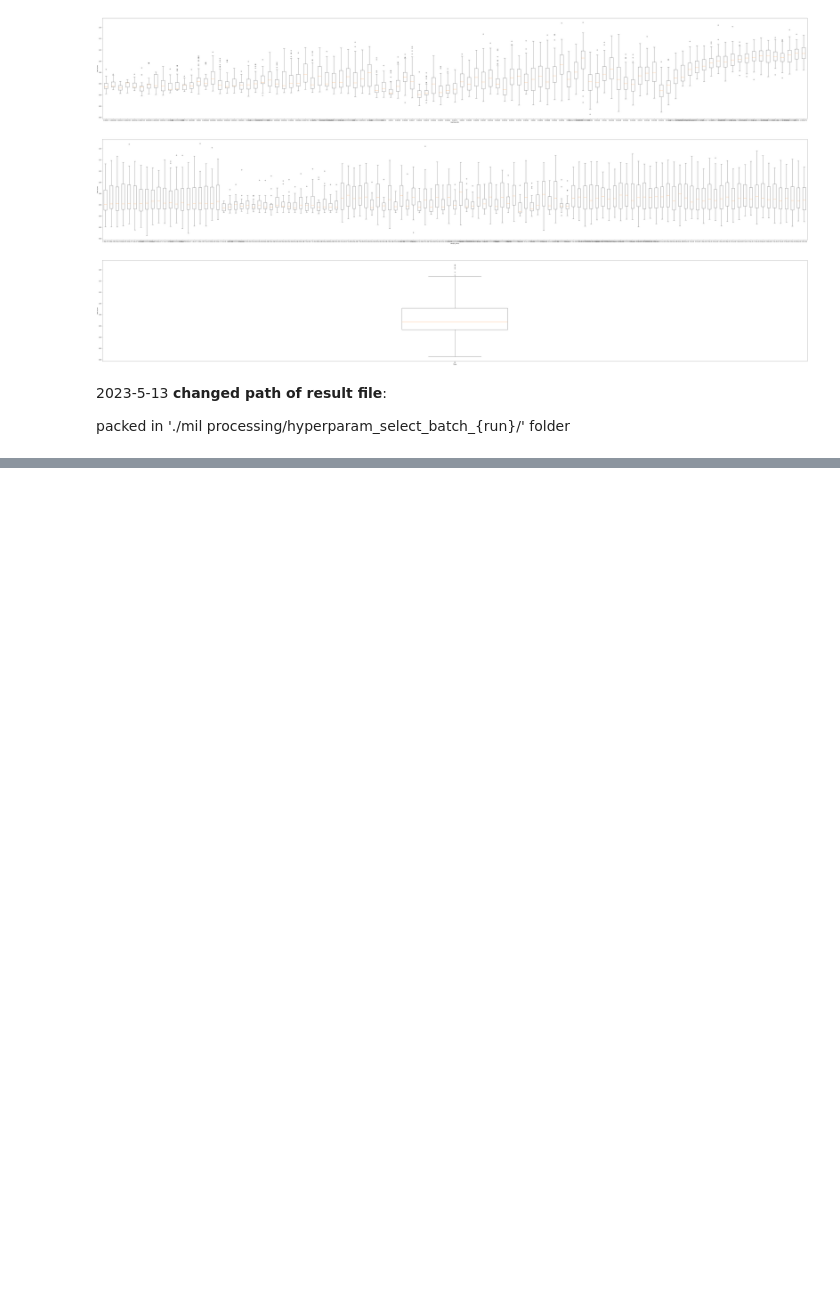
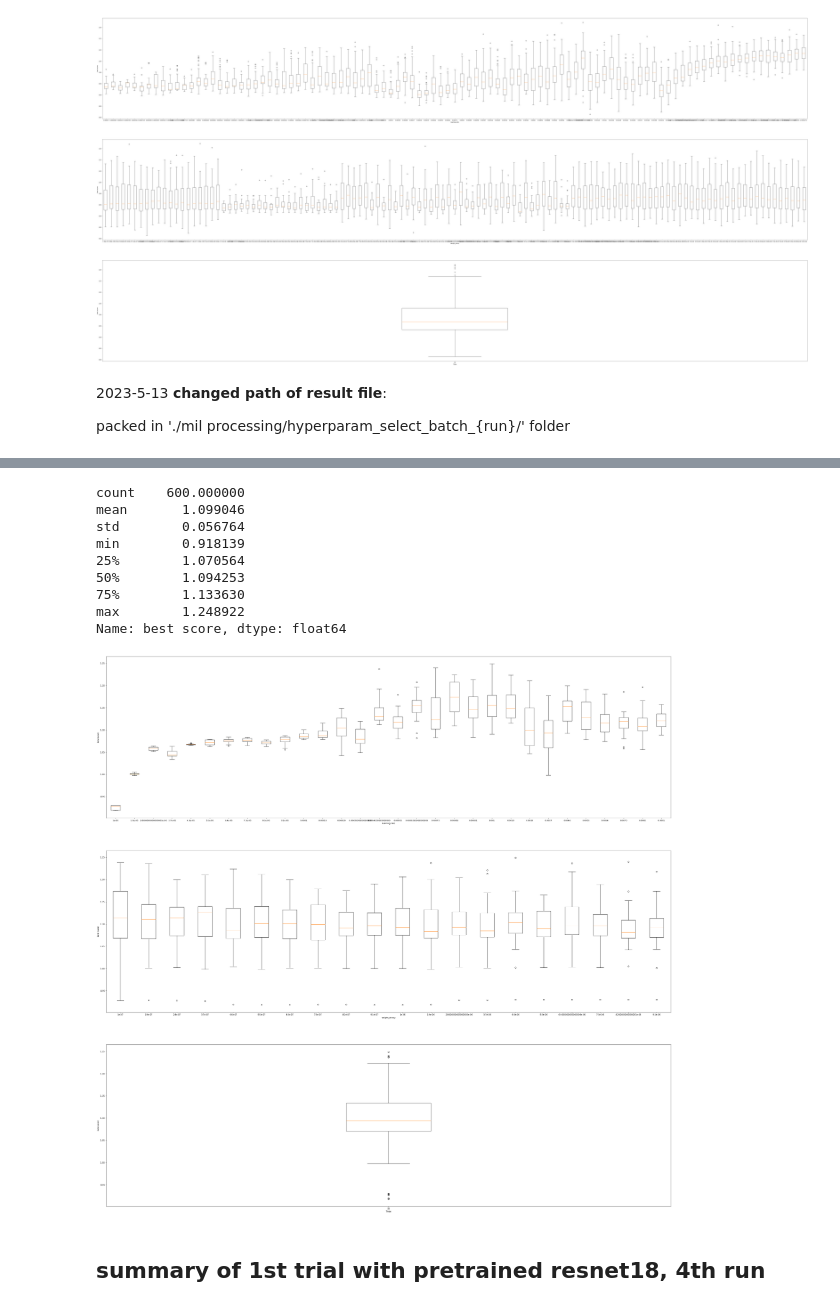
Before and after one commit to wangyh97/patho_AI, a Jupyter notebook: processing/stats_hyperparam_selection.ipynb, the cells around one changed output, grey strips where cells are left out. Drawn from its saved outputs; the diff is of its cells as text; code cells hidden in the pictures; blank space fills up the shorter version.

```diff
--- a/processing/stats_hyperparam_selection.ipynb
+++ b/processing/stats_hyperparam_selection.ipynb
@@ -250,0 +290,15 @@ packed in './mil processing/hyperparam_select_batch_{run}/' folder
+# %%
+vis_best_metrics(result4,'best score',figsize=(50,50),output = True)
+# %% [output]
+count    600.000000
+mean       1.099046
+std        0.056764
+min        0.918139
+25%        1.070564
+50%        1.094253
+75%        1.133630
+max        1.248922
+Name: best score, dtype: float64
+[figure, added]
+# %% [markdown]
+## summary of 1st trial with pretrained resnet18, 4th run
```
Also changed, not shown: parts of 6 cells of this notebook, 7 other files.
